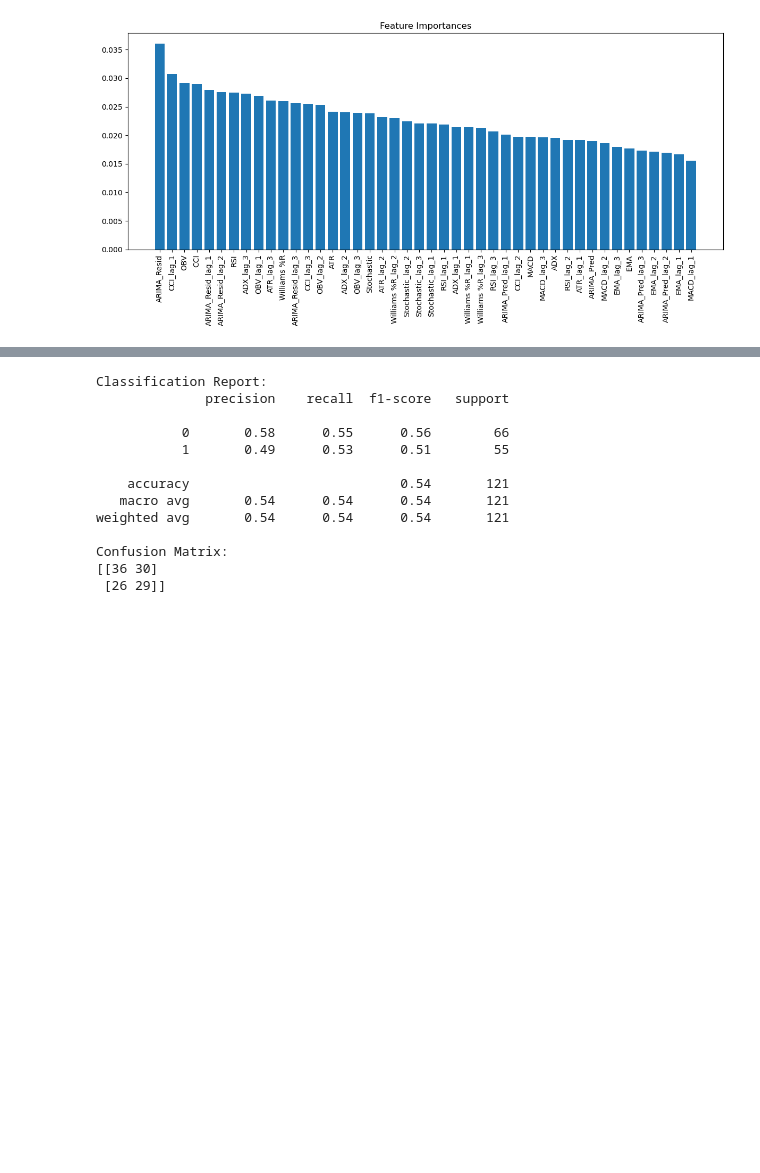
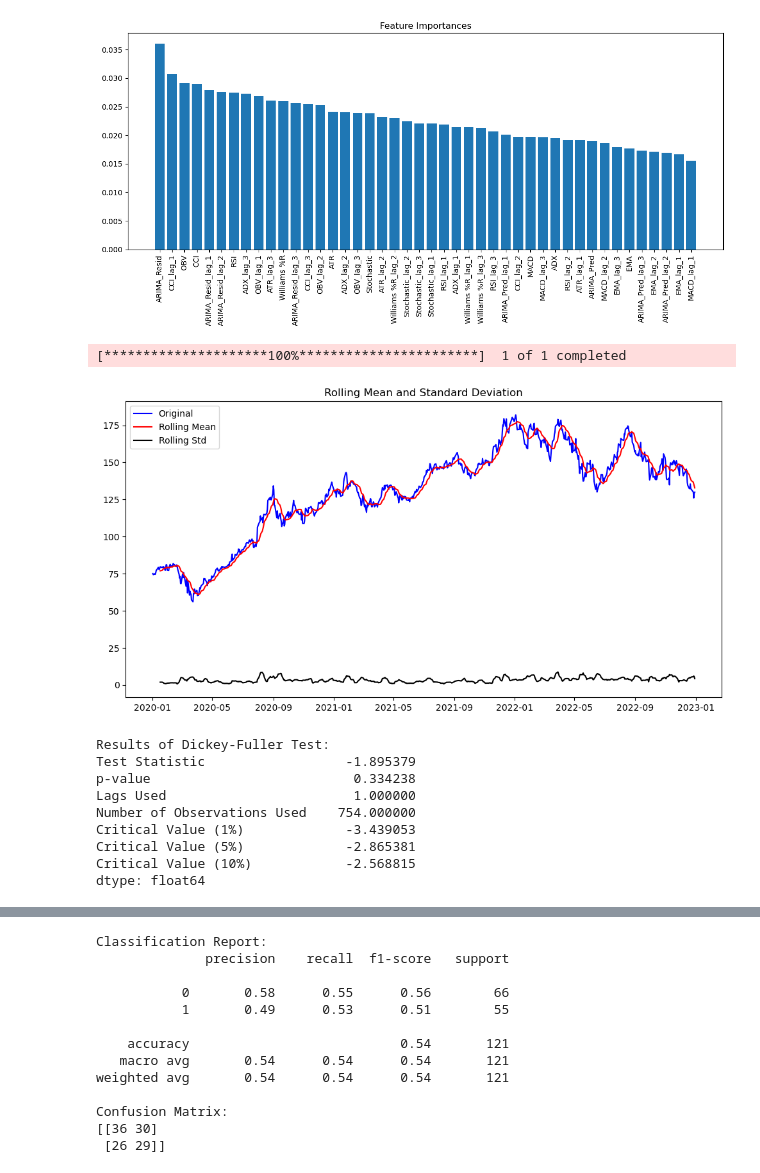
Before and after one commit to haechan01/ML-stock-market-prediction, a Jupyter notebook: ML.ipynb, the cells around one changed output, grey strips where cells are left out. Cells and saved outputs as stored; diff of their text form; code cells hidden in the pictures; blank space fills up the shorter version.

```diff
--- a/ML.ipynb
+++ b/ML.ipynb
@@ -413,0 +1591,55 @@ plt.show()
+# %%
+# Example: Loading data from a CSV file
+# Replace 'your_data.csv' with your actual data source
+# Ensure 'Date' column is parsed as datetime and set as index
+
+ticker = 'AAPL'
+df = yf.download(ticker, start='2020-01-01', end='2023-01-01')
+
+# Ensure the DataFrame has a 'Close' column
+if 'Close' not in df.columns:
+    raise ValueError("DataFrame must contain a 'Close' column.")
+
+# Extract the 'Close' price series
+df_close = df['Close']
+# %% [output]
+[*********************100%***********************]  1 of 1 completed
+# %%
+def test_stationarity(timeseries):
+    """
+    Function to test the stationarity of a time series using the ADF test
+    and plot the rolling mean and standard deviation.
+    """
+    # Determining rolling statistics
+    rolmean = timeseries.rolling(window=12).mean()
+    rolstd = timeseries.rolling(window=12).std()
+
+    # Plot rolling statistics:
+    plt.figure(figsize=(12,6))
+    plt.plot(timeseries, color='blue', label='Original')
+    plt.plot(rolmean, color='red', label='Rolling Mean')
+    plt.plot(rolstd, color='black', label='Rolling Std')
+    plt.legend(loc='best')
+    plt.title('Rolling Mean and Standard Deviation')
+    plt.show()
+
+    print("Results of Dickey-Fuller Test:")
+    adft = adfuller(timeseries, autolag='AIC')
+    output = pd.Series(adft[0:4], index=['Test Statistic','p-value','Lags Used','Number of Observations Used'])
+    for key, value in adft[4].items():
+        output[f'Critical Value ({key})'] = value
+    print(output)
+
+# Perform stationarity test
+test_stationarity(df_close)
+# %% [output]
+[figure, added]
+Results of Dickey-Fuller Test:
+Test Statistic                  -1.895379
+p-value                          0.334238
+Lags Used                        1.000000
+Number of Observations Used    754.000000
+Critical Value (1%)             -3.439053
+Critical Value (5%)             -2.865381
+Critical Value (10%)            -2.568815
+dtype: float64
```
Also changed, not shown: parts of 30 cells of this notebook, 3 other files.
